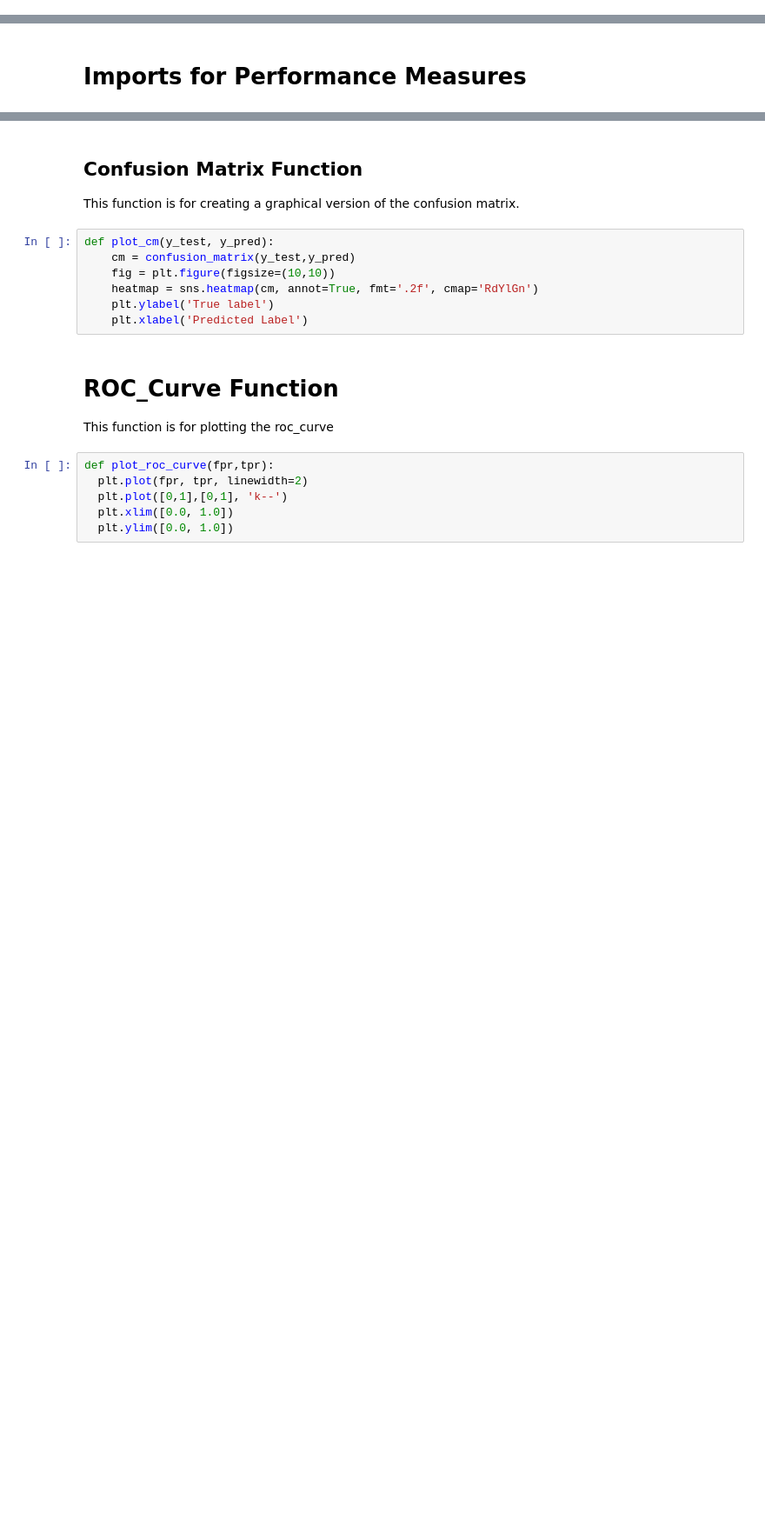
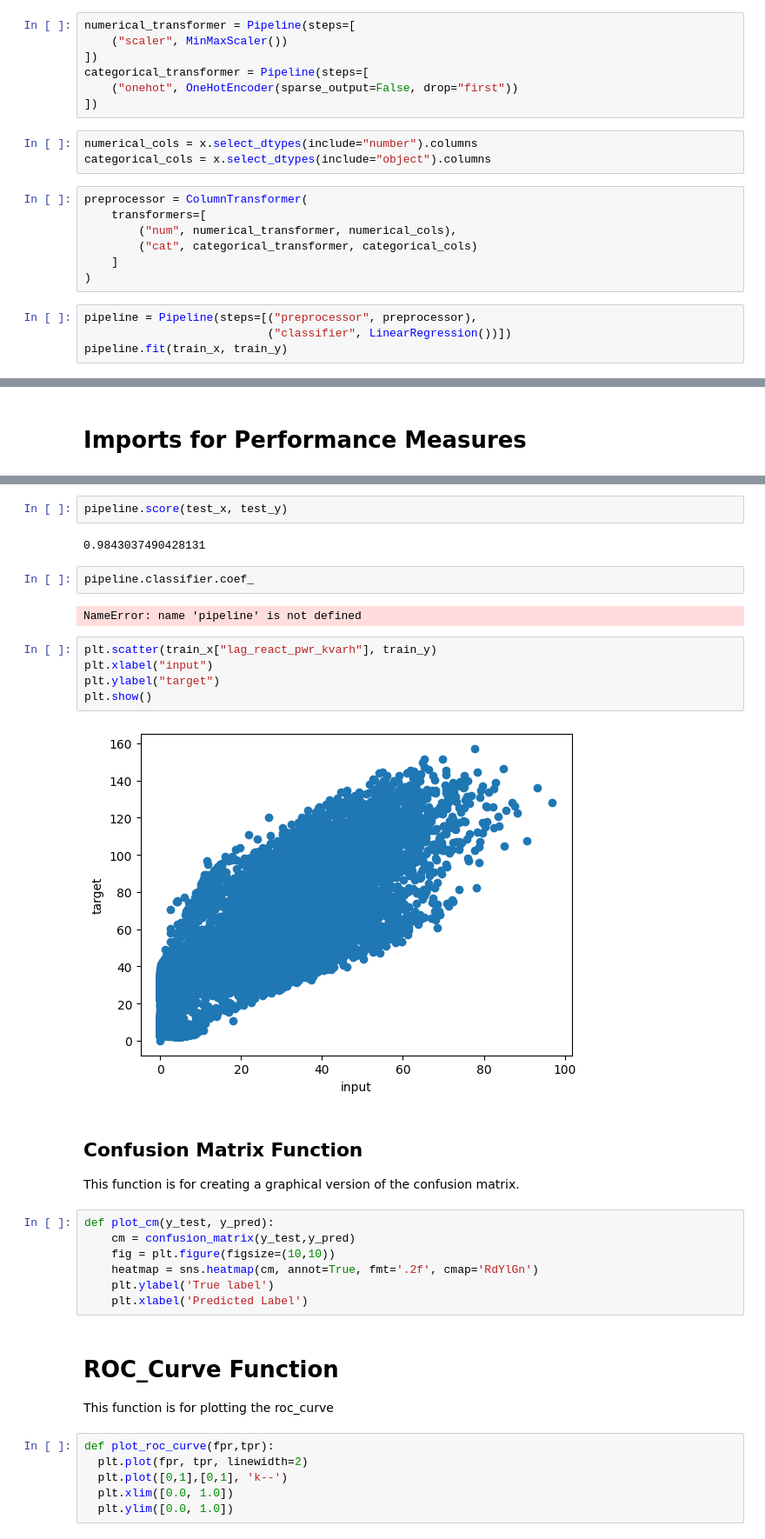
Before and after one commit to zaccowan/MLA_ZSC, a Jupyter notebook: MLA2_ZSC.ipynb, the cells around one changed output, grey strips where cells are left out. Shown at 87% size. Drawn from its saved outputs; the diff is of its cells as text; blank space fills up the shorter version.

```diff
--- a/MLA2_ZSC.ipynb
+++ b/MLA2_ZSC.ipynb
@@ -185,0 +203,21 @@ from sklearn.preprocessing import OneHotEncoder
+# %%
+numerical_transformer = Pipeline(steps=[
+    ("scaler", MinMaxScaler())
+])
+categorical_transformer = Pipeline(steps=[
+    ("onehot", OneHotEncoder(sparse_output=False, drop="first"))
+])
+# %%
+numerical_cols = x.select_dtypes(include="number").columns
+categorical_cols = x.select_dtypes(include="object").columns
+# %%
+preprocessor = ColumnTransformer(
+    transformers=[
+        ("num", numerical_transformer, numerical_cols),
+        ("cat", categorical_transformer, categorical_cols)
+    ]
+)
+# %%
+pipeline = Pipeline(steps=[("preprocessor", preprocessor),
+                           ("classifier", LinearRegression())])
+pipeline.fit(train_x, train_y)
@@ -197,3 +260,18 @@ from sklearn.metrics import auc
+# %%
+pipeline.score(test_x, test_y)
+# %% [output]
+0.9843037490428131
+# %%
+pipeline.classifier.coef_
+# %% [output]
+NameError: name 'pipeline' is not defined
+# %%
+plt.scatter(train_x["lag_react_pwr_kvarh"], train_y)
+plt.xlabel("input")
+plt.ylabel("target")
+plt.show()
+# %% [output]
+[figure, added]
 # %% [markdown]
 ## Confusion Matrix Function
 This function is for creating a graphical version of the confusion matrix.
```
Also changed, not shown: parts of 9 cells of this notebook.
